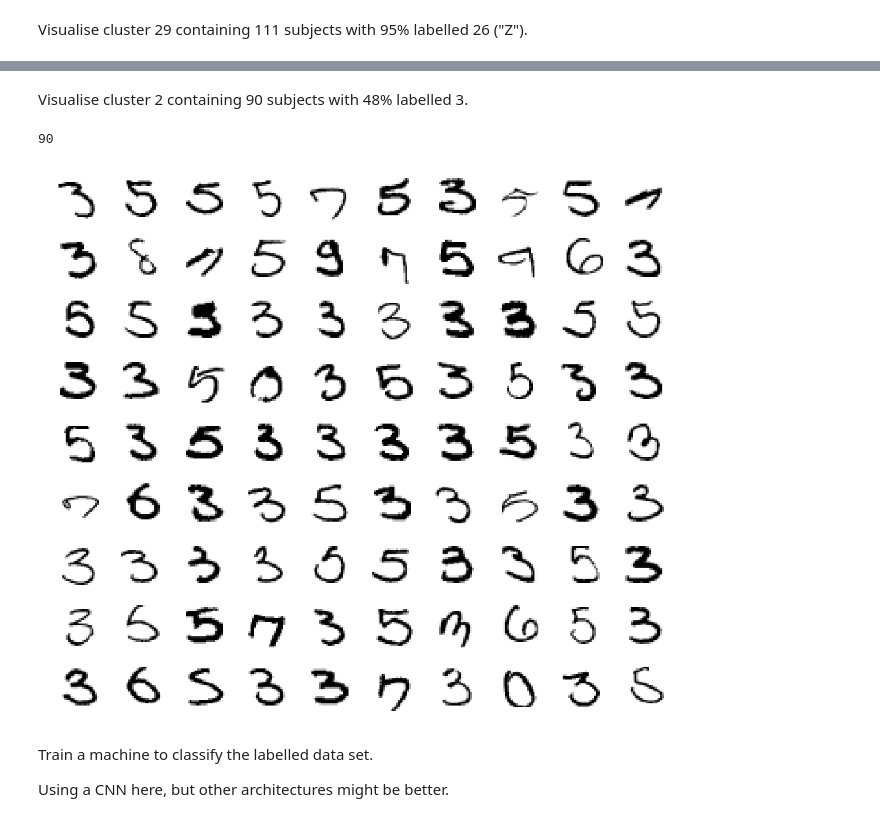
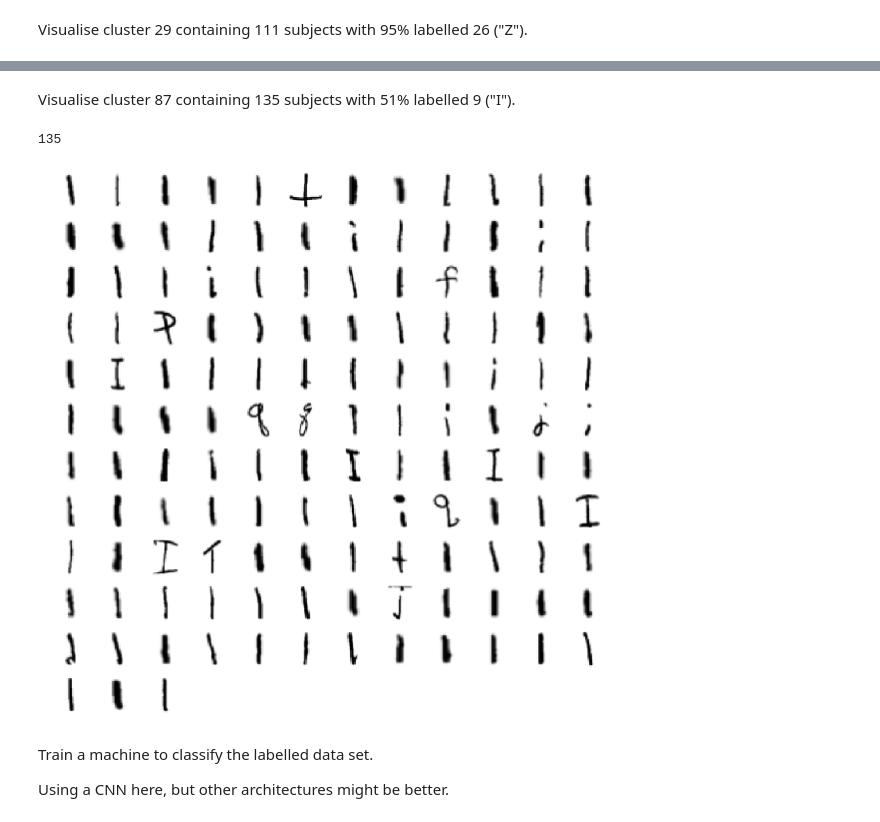
Before and after one commit to danhan52/text_segmentation, a Jupyter notebook: test_clustering.ipynb, the cells around one changed output, grey strips where cells are left out. Cells and saved outputs as stored; diff of their text form; code cells hidden in the pictures.

Commit message:
Fix clustering so arrays look correct

```diff
--- a/test_clustering.ipynb
+++ b/test_clustering.ipynb
@@ -101,7 +101,7 @@ if emnist:
     x_test = mat['dataset'][0][0][1][0][0][0][:max_]
     y_test = mat['dataset'][0][0][1][0][0][1][:max_]
     newsize = int(np.sqrt(x_train_flattened.shape[1]))
-    x_train = np.reshape(x_train_flattened, (x_train_flattened.shape[0], newsize, newsize))
+    x_train = np.reshape(x_train_flattened, (x_train_flattened.shape[0], newsize, newsize), "F")
 else:
     from keras.datasets import mnist
 
@@ -131,5 +131,5 @@ x_train_pca = pca.fit_transform(x_train_flattened)
 # %% [markdown]
 Visualise the data singling out images labelled zero.
 # %%
-fig = threeDPlot(x_train_pca, np.where(y_train==0)[0], np.where(y_train!=0)[0], '0', 'not 0')
-py.iplot(fig, filename='mnist_pca3_label0')
+# fig = threeDPlot(x_train_pca, np.where(y_train==0)[0], np.where(y_train!=0)[0], '0', 'not 0')
+# py.iplot(fig, filename='mnist_pca3_label0')
@@ -242,7 +235,7 @@ def plotCluster(cluster_labels, cluster, X, image_dim, limit=200, cmap='gray_r')
   fig = plt.figure(figsize=(20,20))
   for i in range(n):
     ax = fig.add_subplot(dims[0],dims[1],i+1)
-    ax.imshow(np.reshape(X[indices[i]], (image_dim,image_dim), order='C'), cmap=cmap)
+    ax.imshow(np.reshape(X[indices[i]], (image_dim,image_dim), order='F'), cmap=cmap)
     plt.axis('off')
   plt.show()
 # %% [markdown]
@@ -269,10 +262,10 @@ plotCluster(clustering.labels_, 12, x_train_flattened, 28)
 # %% [markdown]
-Visualise cluster 2 containing 90 subjects with 48% labelled 3.
+Visualise cluster 87 containing 135 subjects with 51% labelled 9 ("I").
 # %%
-plotCluster(clustering.labels_, 2, x_train_flattened, 28)
+plotCluster(clustering.labels_, 87, x_train_flattened, 28)
 # %% [output]
-90
+135
-[figure, old version]
+[figure, new version]
 # %% [markdown]
 Train a machine to classify the labelled data set.
 
```
Also changed, not shown: parts of 7 cells of this notebook.
